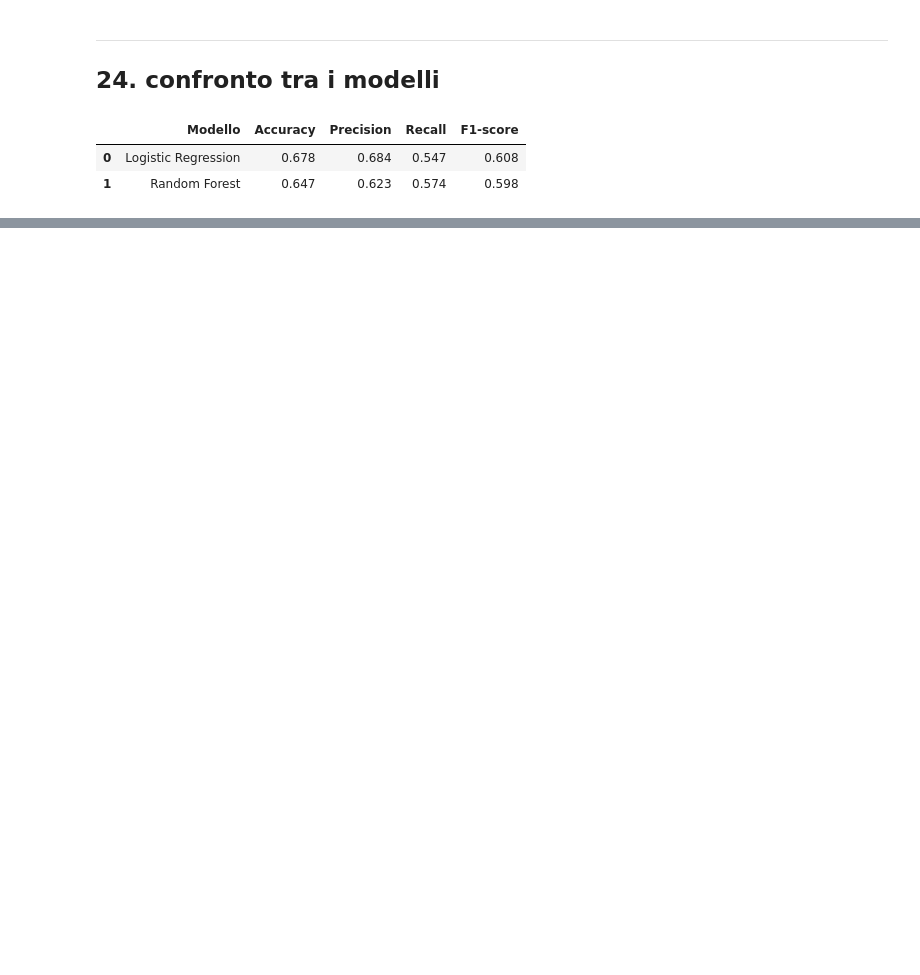
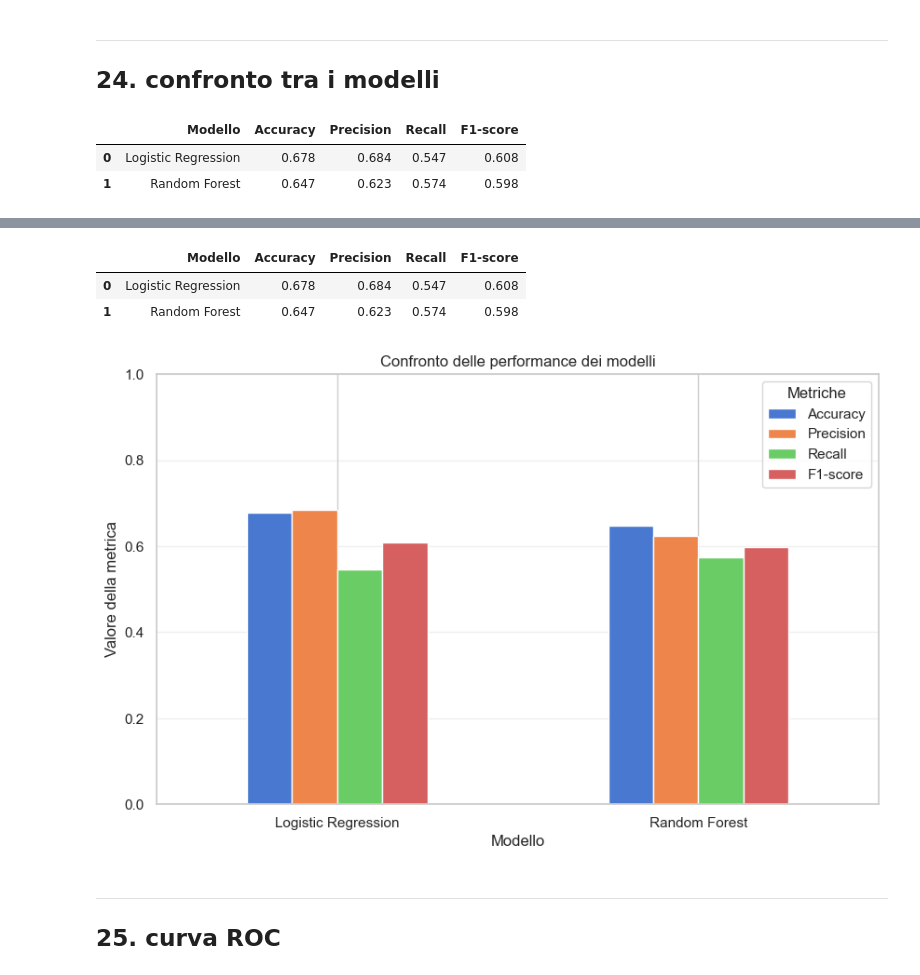
Before and after one commit to anna8987/tesi-COMPAS, a Jupyter notebook: tesiCOMPAS.ipynb, the cells around one changed output, grey strips where cells are left out. Drawn from its saved outputs; the diff is of its cells as text; code cells hidden in the pictures; blank space fills up the shorter version.

```diff
--- a/tesiCOMPAS.ipynb
+++ b/tesiCOMPAS.ipynb
@@ -1427,0 +1505,48 @@ display(model_comparison)
+# %%
+# Ttabella comparativa con evidenziazione dei migliori risultati per ogni metrica
+
+model_comparison_styled = (
+    model_comparison
+    .style
+    .background_gradient(
+        subset=["Accuracy", "Precision", "Recall", "F1-score"],
+        cmap="Blues"
+    )
+    .format({
+        "Accuracy": "{:.3f}",
+        "Precision": "{:.3f}",
+        "Recall": "{:.3f}",
+        "F1-score": "{:.3f}"
+    })
+)
+
+model_comparison_styled
+# %% [output]
+|  | Modello | Accuracy | Precision | Recall | F1-score |
+| 0 | Logistic Regression | 0.678 | 0.684 | 0.547 | 0.608 |
+| 1 | Random Forest | 0.647 | 0.623 | 0.574 | 0.598 |
+# %%
+import matplotlib.pyplot as plt
+
+# Impostazione dell'indice per rendere il grafico più leggibile
+comparison_plot = model_comparison.set_index("Modello")
+
+comparison_plot.plot(
+    kind="bar",
+    figsize=(10, 6)
+)
+
+plt.title("Confronto delle performance dei modelli")
+plt.xlabel("Modello")
+plt.ylabel("Valore della metrica")
+plt.ylim(0, 1)
+plt.xticks(rotation=0)
+plt.legend(title="Metriche")
+plt.grid(axis="y", alpha=0.3)
+
+plt.show()
+# %% [output]
+[figure, added]
+# %% [markdown]
+___
+## 25. curva ROC
```
Also changed, not shown: parts of 5 cells of this notebook.
